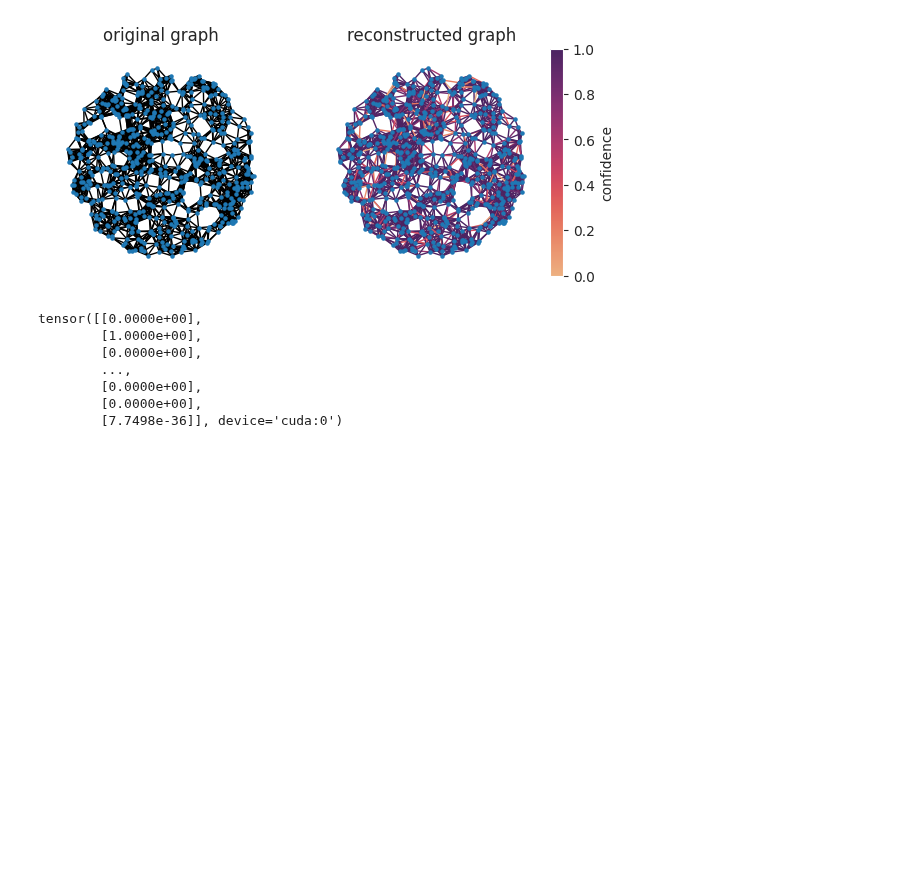
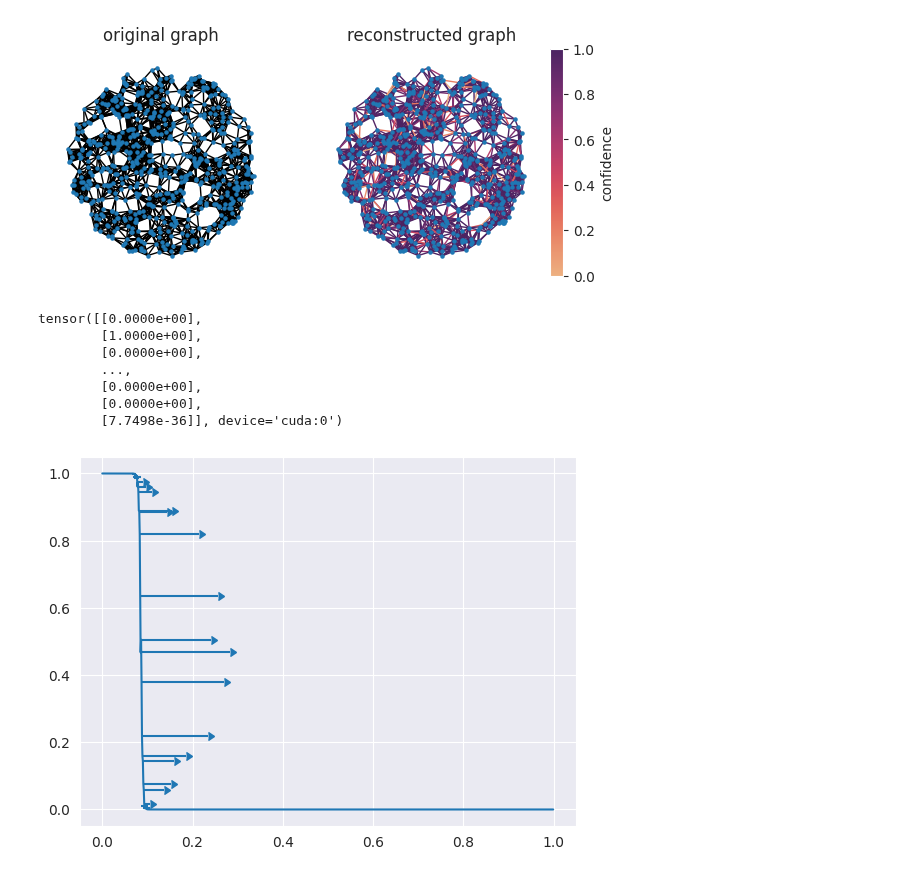
Before and after one commit to HydrofinLoewenherz/embedding-eval-framework, a Jupyter notebook: notebooks/main.ipynb, the cells around one changed output. Cells and saved outputs as stored; diff of their text form; code cells hidden in the pictures; blank space fills up the shorter version.

Commit message:
remove old code and add graph for dist to pred

```diff
--- a/notebooks/main.ipynb
+++ b/notebooks/main.ipynb
@@ -105,19 +117,12 @@ class RandomGeometricGraphBuilder:
 class NeuralNetwork(nn.Module):
     def __init__(self):
         super().__init__()
-        #self.linear_relu_stack = nn.Sequential(
-        #    nn.Linear(4, args.layer_size),
-        #    nn.ReLU(),
-        #    nn.Linear(args.layer_size, args.layer_size),
-        #    nn.ReLU(),
-        #    nn.Linear(args.layer_size, 2)
-        #)
         self.linear_relu_stack = nn.Sequential(
             nn.Linear(4, args.layer_size),
             nn.ReLU(),
             nn.Linear(args.layer_size, args.layer_size),
             nn.ReLU(),
-            nn.Linear(args.layer_size, 1)
+            nn.Linear(args.layer_size, 2)
         )
 
     def forward(self, x):
@@ -314,3 +318,34 @@ tensor([[0.0000e+00],
         [0.0000e+00],
         [0.0000e+00],
         [7.7498e-36]], device='cuda:0')
+# %%
+# print edge distance to prediction
+
+# generate 10x edges per distance
+dist_edges = [
+    (d, [
+        gen_disc_edge(d)
+        for _ in range(8)
+    ])
+    for d in np.arange(0, 1, 0.001)
+]
+
+xs = []
+ys_mean = []
+ys_std = []
+
+evaluator.net.eval()
+with torch.no_grad():
+    for d, edges in dist_edges:
+        out = evaluator.net(torch.FloatTensor(edges).to(device))
+        pred = torch.sigmoid(out)
+        pred = [el.squeeze().tolist() for el in pred]
+        xs.append(d)
+        ys_mean.append(np.mean(pred))
+        ys_std.append(np.std(pred))
+
+fig = plt.figure()
+plt.errorbar(xs, ys_mean, xerr=ys_std, xlolims=[std > 0.01 for std in ys_std])
+plt.show()
+# %% [output]
+[figure, added]
```
Also changed, not shown: parts of 2 cells of this notebook, 7 other files.
